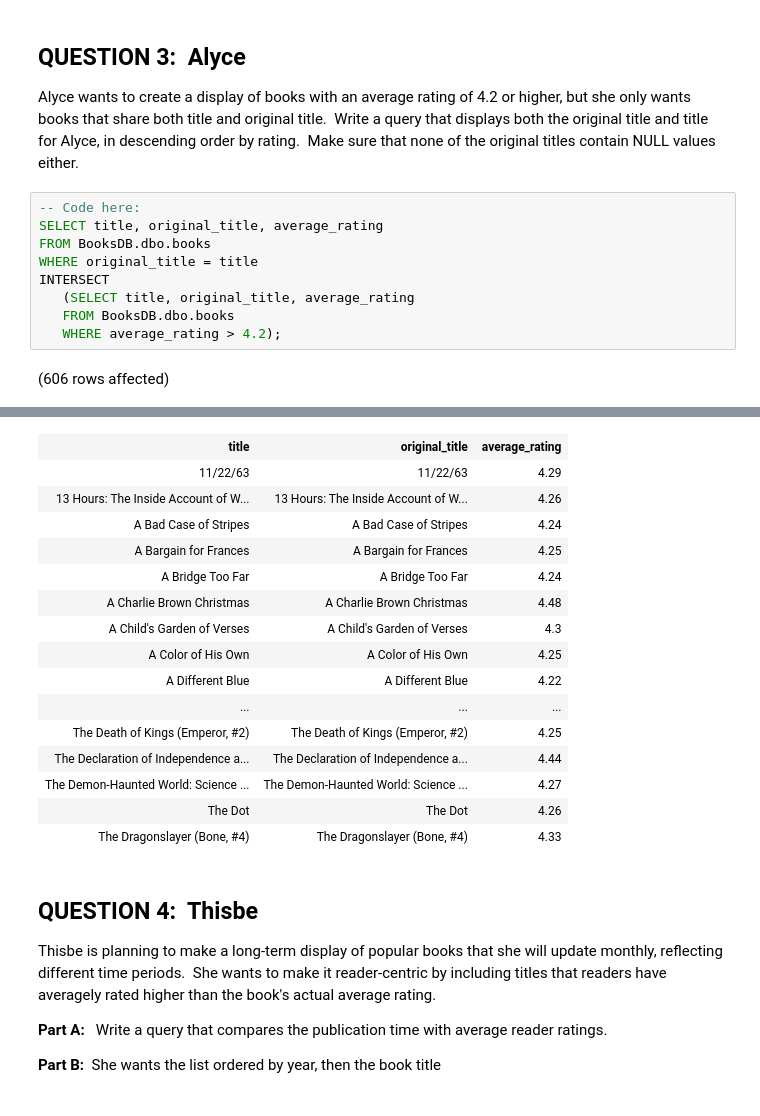
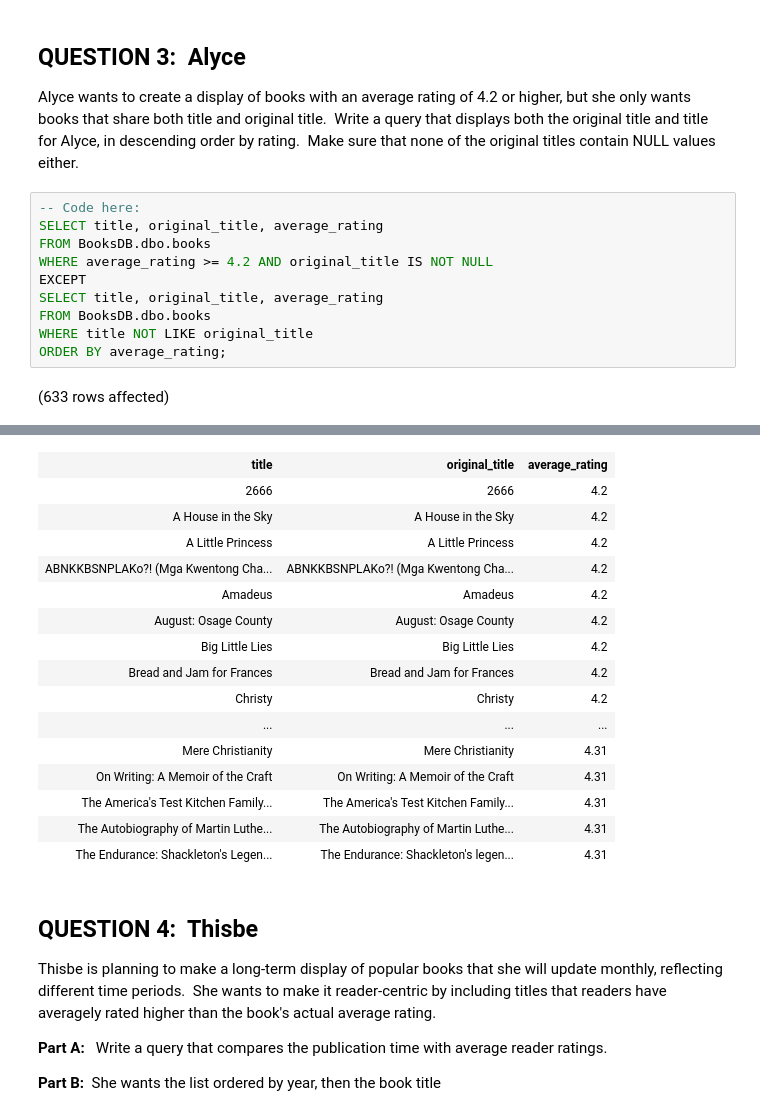
Before and after one commit to Hockeystyx/SQL-Part-4-Studio, a Jupyter notebook: Notebook-0.ipynb, the cells around one changed output, grey strips where cells are left out. Saved outputs shown, nothing was run; the diff lists cells and outputs as text.

```diff
--- a/Notebook-0.ipynb
+++ b/Notebook-0.ipynb
@@ -74,10 +74,11 @@ Alyce wants to create a display of books with an average rating of 4.2 or higher
 -- Code here:
 SELECT title, original_title, average_rating
 FROM BooksDB.dbo.books
-WHERE original_title = title
-INTERSECT
-   (SELECT title, original_title, average_rating
-   FROM BooksDB.dbo.books
-   WHERE average_rating > 4.2);
+WHERE average_rating >= 4.2 AND original_title IS NOT NULL
+EXCEPT
+SELECT title, original_title, average_rating
+FROM BooksDB.dbo.books
+WHERE title NOT LIKE original_title
+ORDER BY average_rating;
 # %% [output]
-(606 rows affected)
+(633 rows affected)
@@ -85,19 +86,19 @@ Total execution time: 00:00:00.277
 | title | original_title | average_rating |
-| 11/22/63 | 11/22/63 | 4.29 |
-| 13 Hours: The Inside Account of W... | 13 Hours: The Inside Account of W... | 4.26 |
-| A Bad Case of Stripes | A Bad Case of Stripes | 4.24 |
-| A Bargain for Frances | A Bargain for Frances | 4.25 |
-| A Bridge Too Far | A Bridge Too Far | 4.24 |
-| A Charlie Brown Christmas | A Charlie Brown Christmas | 4.48 |
-| A Child's Garden of Verses | A Child's Garden of Verses | 4.3 |
-| A Color of His Own | A Color of His Own | 4.25 |
-| A Different Blue | A Different Blue | 4.22 |
+| 2666 | 2666 | 4.2 |
+| A House in the Sky | A House in the Sky | 4.2 |
+| A Little Princess | A Little Princess | 4.2 |
+| ABNKKBSNPLAKo?! (Mga Kwentong Cha... | ABNKKBSNPLAKo?! (Mga Kwentong Cha... | 4.2 |
+| Amadeus | Amadeus | 4.2 |
+| August: Osage County | August: Osage County | 4.2 |
+| Big Little Lies | Big Little Lies | 4.2 |
+| Bread and Jam for Frances | Bread and Jam for Frances | 4.2 |
+| Christy | Christy | 4.2 |
 | ... | ... | ... |
-| The Death of Kings (Emperor, #2) | The Death of Kings (Emperor, #2) | 4.25 |
-| The Declaration of Independence a... | The Declaration of Independence a... | 4.44 |
-| The Demon-Haunted World: Science ... | The Demon-Haunted World: Science ... | 4.27 |
-| The Dot | The Dot | 4.26 |
-| The Dragonslayer (Bone, #4) | The Dragonslayer (Bone, #4) | 4.33 |
+| Mere Christianity | Mere Christianity | 4.31 |
+| On Writing: A Memoir of the Craft | On Writing: A Memoir of the Craft | 4.31 |
+| The America's Test Kitchen Family... | The America's Test Kitchen Family... | 4.31 |
+| The Autobiography of Martin Luthe... | The Autobiography of Martin Luthe... | 4.31 |
+| The Endurance: Shackleton's Legen... | The Endurance: Shackleton's legen... | 4.31 |
 # %% [markdown]
 ## QUESTION 4:  Thisbe
 
```
Also changed, not shown: parts of 2 cells of this notebook.
